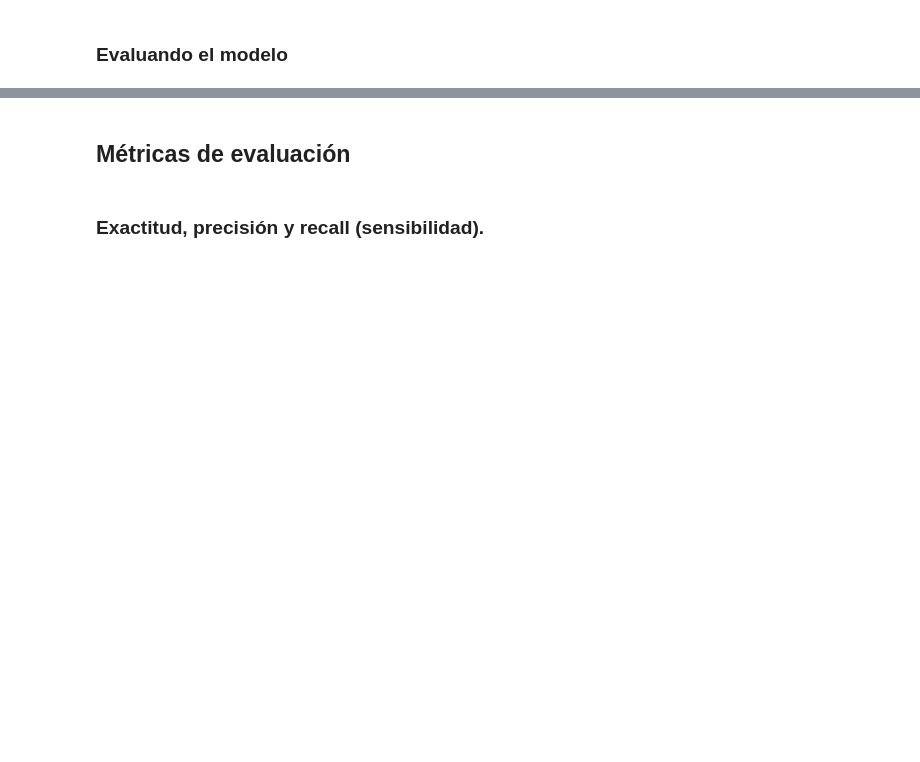
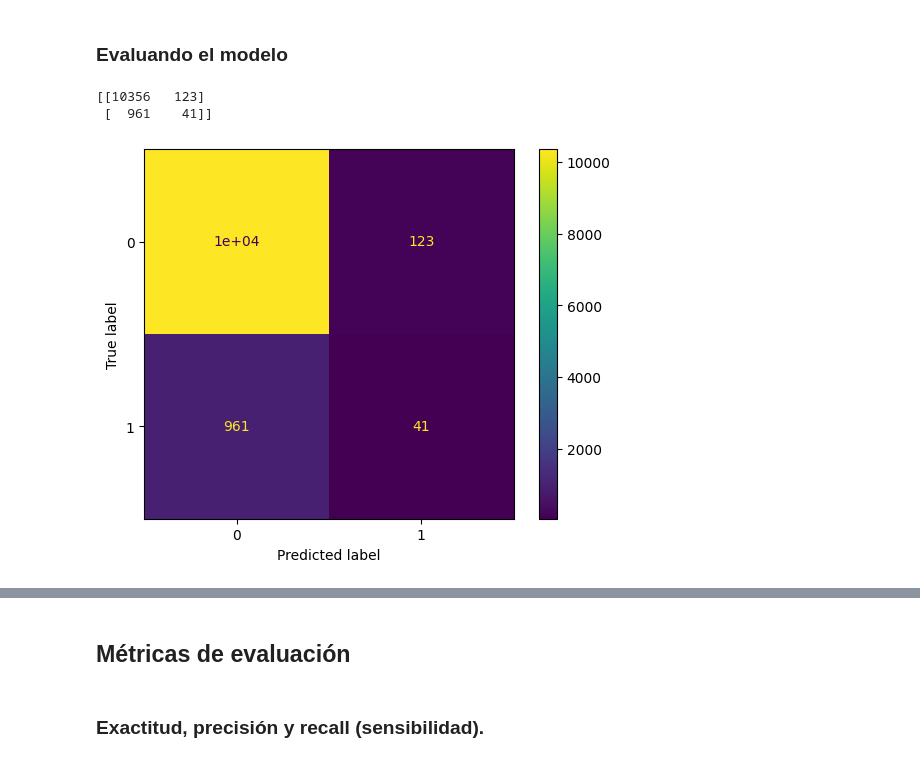
Before and after one commit to mg253a/Clasificacion-validacion-de-modelos-y-metricas, a Jupyter notebook: Clasificacion_validacion_y_metricas.ipynb, the cells around one changed output, grey strips where cells are left out. Cells and saved outputs as stored; diff of their text form; code cells hidden in the pictures; blank space fills up the shorter version.

```diff
--- a/Clasificacion_validacion_y_metricas.ipynb
+++ b/Clasificacion_validacion_y_metricas.ipynb
@@ -90,0 +93,7 @@ La precisión del modelo, con el modelo de validación es de: 0.905496036930581
+# %%
+y_previsto = modelo.predict(X_val)
+matriz_confusion = confusion_matrix(y_val,y_previsto)
+print(matriz_confusion)
+# %% [output]
+[[10356   123]
+ [  961    41]]
@@ -90,0 +102,5 @@ La precisión del modelo, con el modelo de validación es de: 0.905496036930581
+# %%
+visualizacion = ConfusionMatrixDisplay(confusion_matrix=matriz_confusion)
+visualizacion.plot();
+# %% [output]
+[figure, added]
```
Also changed, not shown: parts of 9 cells of this notebook.
